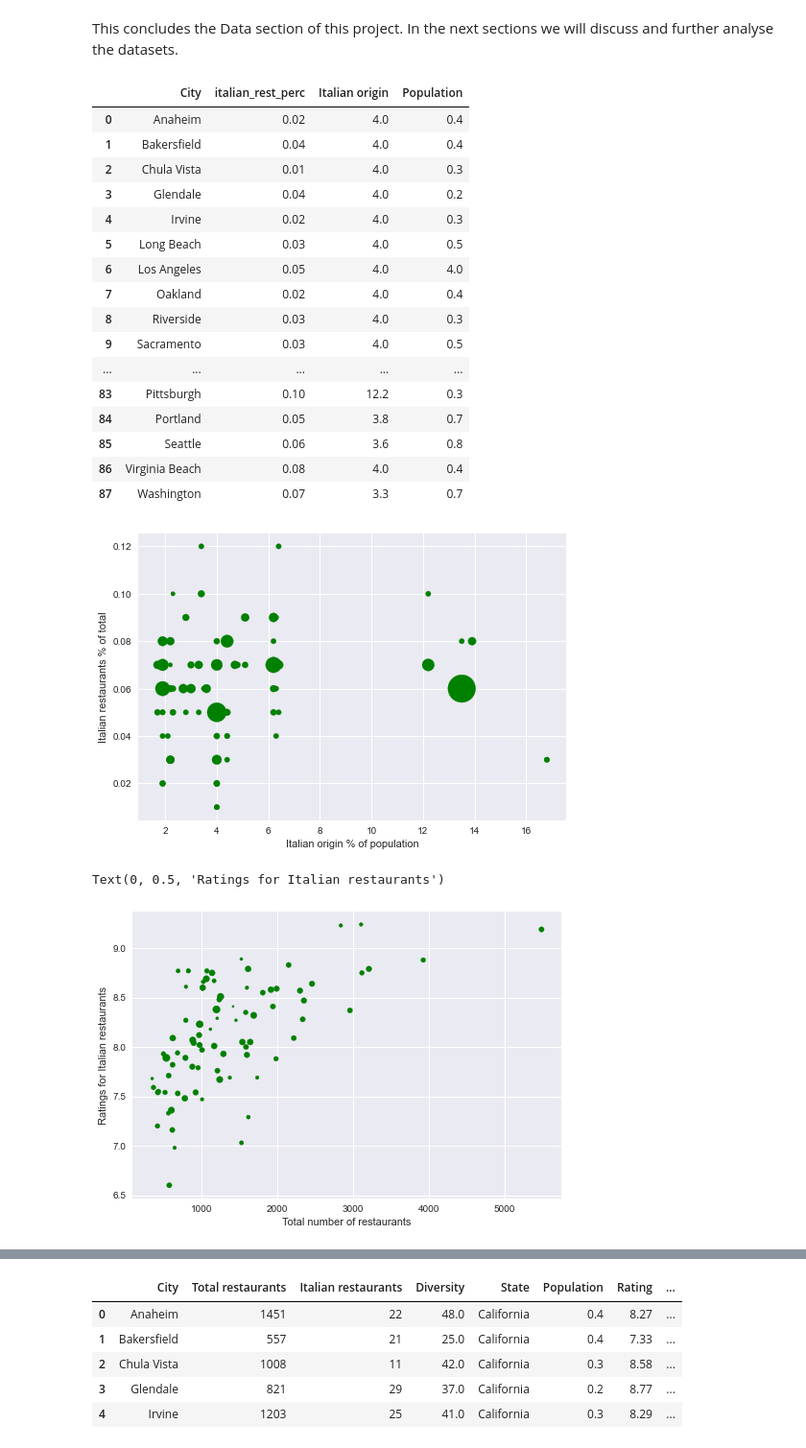
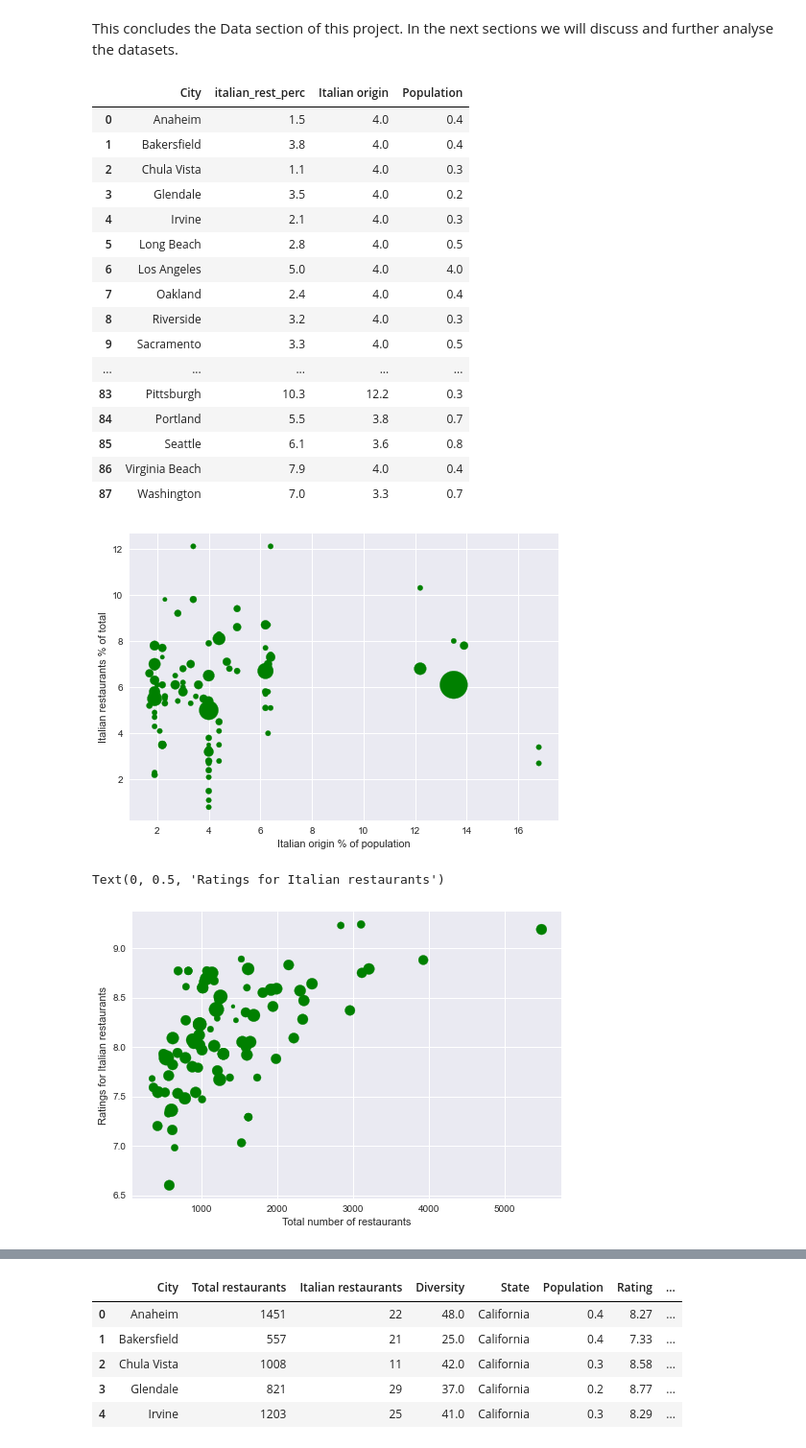
Before and after one commit to idejuan/data_science, a Jupyter notebook: Final_Project_DSPC_w02.ipynb, the cells around one changed output, grey strips where cells are left out. Shown at 96% size. Cells and saved outputs as stored; diff of their text form; code cells hidden in the pictures.

Commit message:
added scatter charts to identify key variables

```diff
--- a/Final_Project_DSPC_w02.ipynb
+++ b/Final_Project_DSPC_w02.ipynb
@@ -676,7 +676,7 @@ In the above correlation table we can see that the number of restaurants is corr
 ### Calculations
 # %%
 
-df_cities['italian_rest_perc'] = round(df_cities['Italian restaurants']/df_cities['Total restaurants'],2)
+df_cities['italian_rest_perc'] = round(df_cities['Italian restaurants']/df_cities['Total restaurants']*100,1)
 df_cities
 df_cities['italian_rest_per_m_pop']=round(df_cities['Italian restaurants']/(df_cities['Population']*1000),2)
 df_cities['total_rest_per_m_pop']=round(df_cities['Total restaurants']/(df_cities['Population']*1000),2)
@@ -748,34 +781,34 @@ plt.ylabel("Italian restaurants % of total")
 df_cities[['City','italian_rest_perc','Italian origin','Population']]
 # %% [output]
 |  | City | italian_rest_perc | Italian origin | Population |
-| 0 | Anaheim | 0.02 | 4.0 | 0.4 |
-| 1 | Bakersfield | 0.04 | 4.0 | 0.4 |
-| 2 | Chula Vista | 0.01 | 4.0 | 0.3 |
-| 3 | Glendale | 0.04 | 4.0 | 0.2 |
-| 4 | Irvine | 0.02 | 4.0 | 0.3 |
-| 5 | Long Beach | 0.03 | 4.0 | 0.5 |
-| 6 | Los Angeles | 0.05 | 4.0 | 4.0 |
-| 7 | Oakland | 0.02 | 4.0 | 0.4 |
-| 8 | Riverside | 0.03 | 4.0 | 0.3 |
-| 9 | Sacramento | 0.03 | 4.0 | 0.5 |
+| 0 | Anaheim | 1.5 | 4.0 | 0.4 |
+| 1 | Bakersfield | 3.8 | 4.0 | 0.4 |
+| 2 | Chula Vista | 1.1 | 4.0 | 0.3 |
+| 3 | Glendale | 3.5 | 4.0 | 0.2 |
+| 4 | Irvine | 2.1 | 4.0 | 0.3 |
+| 5 | Long Beach | 2.8 | 4.0 | 0.5 |
+| 6 | Los Angeles | 5.0 | 4.0 | 4.0 |
+| 7 | Oakland | 2.4 | 4.0 | 0.4 |
+| 8 | Riverside | 3.2 | 4.0 | 0.3 |
+| 9 | Sacramento | 3.3 | 4.0 | 0.5 |
 | ... | ... | ... | ... | ... |
-| 83 | Pittsburgh | 0.10 | 12.2 | 0.3 |
-| 84 | Portland | 0.05 | 3.8 | 0.7 |
-| 85 | Seattle | 0.06 | 3.6 | 0.8 |
-| 86 | Virginia Beach | 0.08 | 4.0 | 0.4 |
-| 87 | Washington | 0.07 | 3.3 | 0.7 |
+| 83 | Pittsburgh | 10.3 | 12.2 | 0.3 |
+| 84 | Portland | 5.5 | 3.8 | 0.7 |
+| 85 | Seattle | 6.1 | 3.6 | 0.8 |
+| 86 | Virginia Beach | 7.9 | 4.0 | 0.4 |
+| 87 | Washington | 7.0 | 3.3 | 0.7 |
-[figure, old version]
+[figure, new version]
 # %%
-df_cities['bsize'] = df_cities['italian_rest_perc']*500
+df_cities['bsize'] = df_cities['italian_rest_perc']*20
 
 ax5 = plt.scatter(x='Total restaurants',
                       y='Rating',
                       c='Green', s='bsize',data=df_cities)
 plt.xlabel("Total number of restaurants")
 plt.ylabel("Ratings for Italian restaurants")
 # %% [output]
 Text(0, 0.5, 'Ratings for Italian restaurants')
-[figure, old version]
+[figure, new version]
 # %%
 df_cities[['City','italian_rest_perc','Italian origin','Population','State']].sort_values(by = 'State')
 # %% [output]
```
Also changed, not shown: parts of 8 cells of this notebook.
